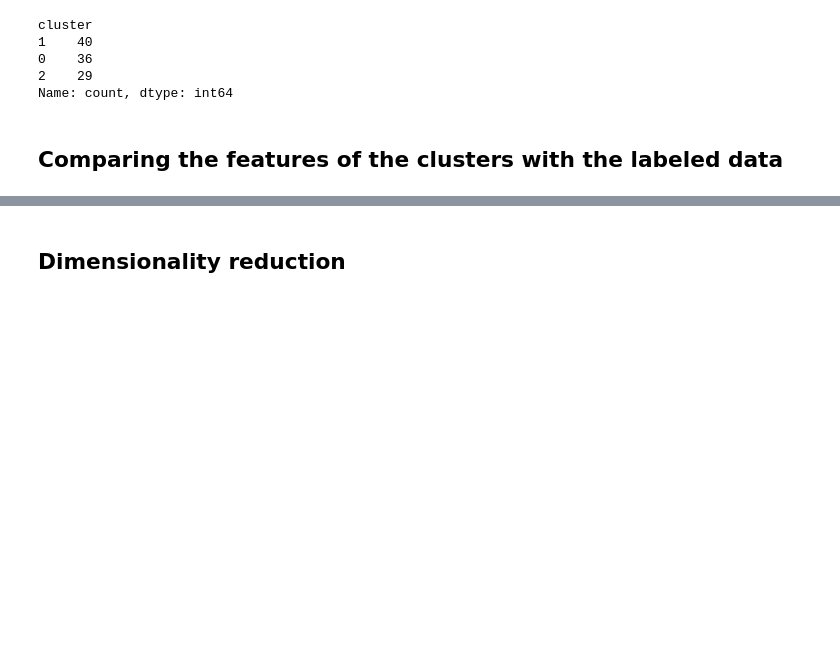
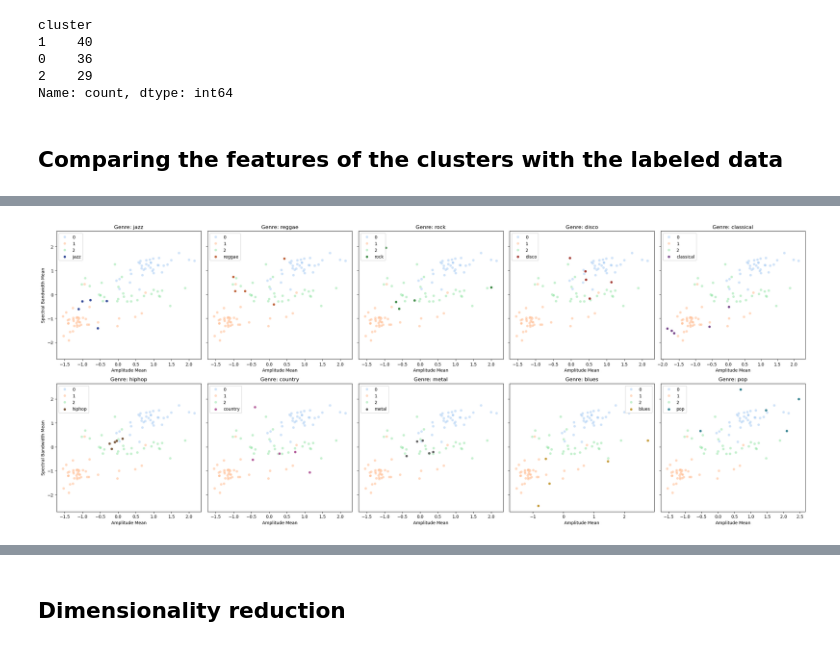
Before and after one commit to casperpriem05/ML, a Jupyter notebook: Opdracht_3/ML3_muziek_genres.ipynb, the cells around one changed output, grey strips where cells are left out. Cells and saved outputs as stored; diff of their text form; code cells hidden in the pictures; blank space fills up the shorter version.

```diff
--- a/Opdracht_3/ML3_muziek_genres.ipynb
+++ b/Opdracht_3/ML3_muziek_genres.ipynb
@@ -1732,0 +1661,11 @@ plt.show()
+# %%
+# amplitude_mean and spectral_bandwidth_mean plotted for each genre
+
+plot_feature_combinations(
+    ('amplitude_mean', 'spectral_bandwidth_mean'),
+    genres,
+    audio_features_labeled,
+    audio_features_unlabeled
+)
+# %% [output]
+[figure, added]
```
Also changed, not shown: parts of 16 cells of this notebook.
